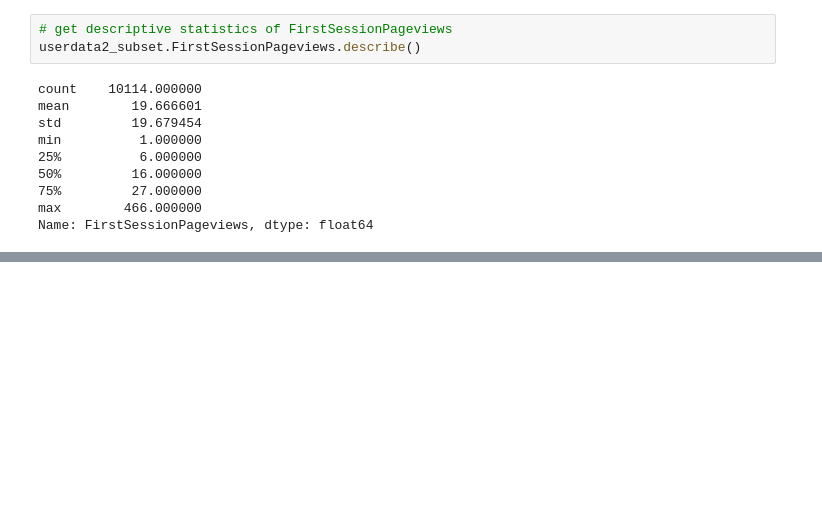
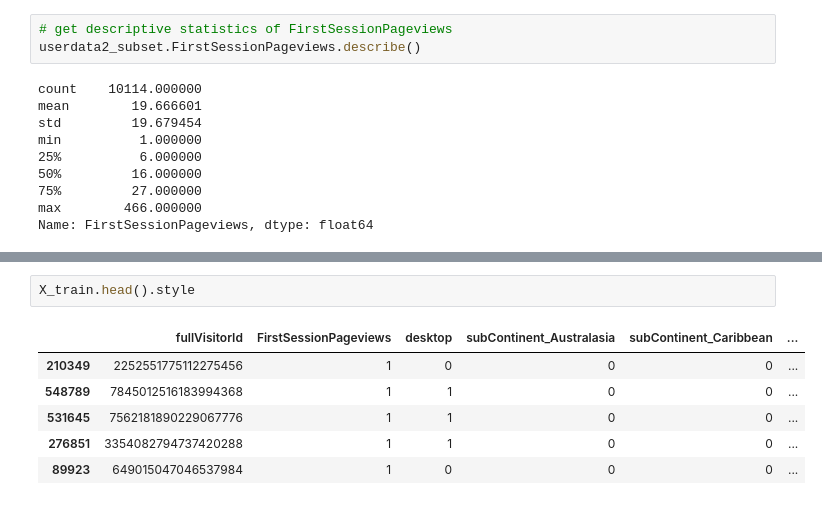
Before and after one commit to McGill-MMA-EnterpriseAnalytics/Revenue-Radar, a Jupyter notebook: Analyst-Conversion/Rules-Based-Targeting.ipynb, the cells around one changed output, grey strips where cells are left out. Saved outputs shown, nothing was run; the diff lists cells and outputs as text; blank space fills up the shorter version.

```diff
--- a/Analyst-Conversion/Rules-Based-Targeting.ipynb
+++ b/Analyst-Conversion/Rules-Based-Targeting.ipynb
@@ -50,0 +100,9 @@ Name: FirstSessionPageviews, dtype: float64
+# %%
+X_train.head().style
+# %% [output]
+|  | fullVisitorId | FirstSessionPageviews | desktop | subContinent_Australasia | subContinent_Caribbean | ... |
+| 210349 | 2252551775112275456 | 1 | 0 | 0 | 0 | ... |
+| 548789 | 7845012516183994368 | 1 | 1 | 0 | 0 | ... |
+| 531645 | 7562181890229067776 | 1 | 1 | 0 | 0 | ... |
+| 276851 | 3354082794737420288 | 1 | 1 | 0 | 0 | ... |
+| 89923 | 649015047046537984 | 1 | 0 | 0 | 0 | ... |
```
Also changed, not shown: parts of 17 cells of this notebook, 2 other files.
